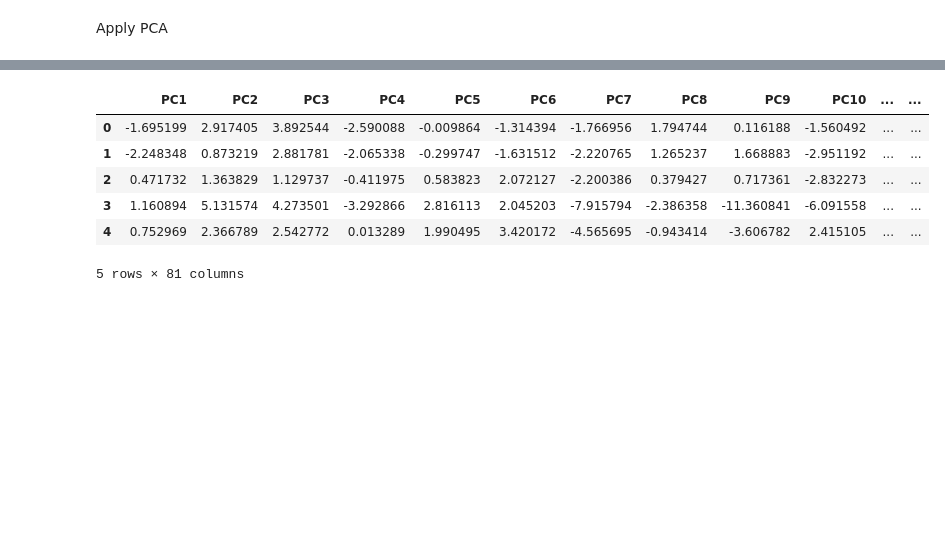
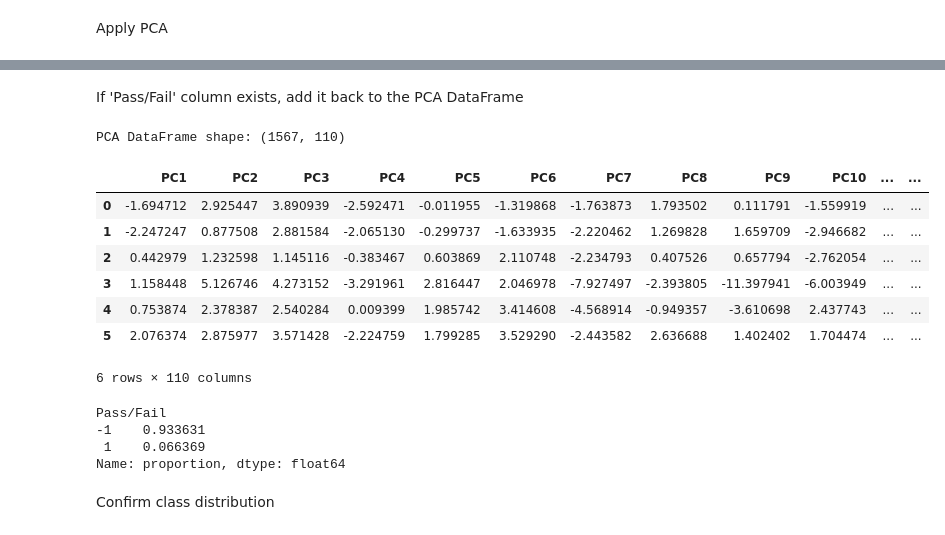
Before and after one commit to willit7384/SECOM-Process-Sensor-Analysis, a Jupyter notebook: notebooks/PCA-PHASE.ipynb, the cells around one changed output, grey strips where cells are left out. Cells and saved outputs as stored; diff of their text form; code cells hidden in the pictures; blank space fills up the shorter version.

```diff
--- a/notebooks/PCA-PHASE.ipynb
+++ b/notebooks/PCA-PHASE.ipynb
@@ -114,5 +163,12 @@ plt.show()
 # %%
-# Define pca_80 if not already defined
-if 'pca_80' not in locals():
-    pca_80 = PCA(n_components=80)
-    pca_80.fit(X_scaled)
+# Recommended: variance-based (change percentage here)
+variance_target = 0.85
+
+pca = PCA(n_components=variance_target)
+X_pca = pca.fit_transform(X_scaled)
+
+n_components_kept = pca.n_components_
+explained_total = pca.explained_variance_ratio_.sum()
+
+print(f"Kept {n_components_kept} components → {explained_total:.1%} variance")
+print(f"Shape of transformed data: {X_pca.shape}")
@@ -118,0 +180,8 @@ if 'pca_80' not in locals():
+# %%
+pc_columns = [f"PC{i+1}" for i in range(n_components_kept)]
+
+pca_df = pd.DataFrame(
+    X_pca,
+    columns=pc_columns,
+    index=numeric_df.index
+)
@@ -119,18 +221,29 @@ if 'pca_80' not in locals():
+# %% [markdown]
+If 'Pass/Fail' column exists, add it back to the PCA DataFrame
 # %%
-# Based on the plot, we decide to keep 80 components
-pcs = pca_80.fit_transform(X_scaled)
-pca_80_df = pd.DataFrame(pcs, columns=pc_cols, index=numeric_df.index)
-# If 'Pass/Fail' column exists, add it back to the PCA DataFrame
+# Bring back the target variable
 if 'Pass/Fail' in numeric_df.columns:
-    pca_80_df['Pass/Fail'] = numeric_df['Pass/Fail']
-# Save the PCA-transformed DataFrame to a CSV file
-pca_80_df.to_csv("secom_pca80.csv", index=True)
-pca_80_df.head()
+    pca_df['Pass/Fail'] = numeric_df['Pass/Fail']
+else:
+    print("Warning: 'Pass/Fail' not found in numeric_df")
+
+print("PCA DataFrame shape:", pca_df.shape)
+display(pca_df.head(6))   # use display() in Jupyter for nicer table
+
+print(pca_df['Pass/Fail'].value_counts(normalize=True))
 # %% [output]
+PCA DataFrame shape: (1567, 110)
 |  | PC1 | PC2 | PC3 | PC4 | PC5 | PC6 | PC7 | PC8 | PC9 | PC10 | ... | ... |
-| 0 | -1.695199 | 2.917405 | 3.892544 | -2.590088 | -0.009864 | -1.314394 | -1.766956 | 1.794744 | 0.116188 | -1.560492 | ... | ... |
-| 1 | -2.248348 | 0.873219 | 2.881781 | -2.065338 | -0.299747 | -1.631512 | -2.220765 | 1.265237 | 1.668883 | -2.951192 | ... | ... |
-| 2 | 0.471732 | 1.363829 | 1.129737 | -0.411975 | 0.583823 | 2.072127 | -2.200386 | 0.379427 | 0.717361 | -2.832273 | ... | ... |
-| 3 | 1.160894 | 5.131574 | 4.273501 | -3.292866 | 2.816113 | 2.045203 | -7.915794 | -2.386358 | -11.360841 | -6.091558 | ... | ... |
-| 4 | 0.752969 | 2.366789 | 2.542772 | 0.013289 | 1.990495 | 3.420172 | -4.565695 | -0.943414 | -3.606782 | 2.415105 | ... | ... |
+| 0 | -1.694712 | 2.925447 | 3.890939 | -2.592471 | -0.011955 | -1.319868 | -1.763873 | 1.793502 | 0.111791 | -1.559919 | ... | ... |
+| 1 | -2.247247 | 0.877508 | 2.881584 | -2.065130 | -0.299737 | -1.633935 | -2.220462 | 1.269828 | 1.659709 | -2.946682 | ... | ... |
+| 2 | 0.442979 | 1.232598 | 1.145116 | -0.383467 | 0.603869 | 2.110748 | -2.234793 | 0.407526 | 0.657794 | -2.762054 | ... | ... |
+| 3 | 1.158448 | 5.126746 | 4.273152 | -3.291961 | 2.816447 | 2.046978 | -7.927497 | -2.393805 | -11.397941 | -6.003949 | ... | ... |
+| 4 | 0.753874 | 2.378387 | 2.540284 | 0.009399 | 1.985742 | 3.414608 | -4.568914 | -0.949357 | -3.610698 | 2.437743 | ... | ... |
+| 5 | 2.076374 | 2.875977 | 3.571428 | -2.224759 | 1.799285 | 3.529290 | -2.443582 | 2.636688 | 1.402402 | 1.704474 | ... | ... |
-5 rows × 81 columns
+6 rows × 110 columns
+Pass/Fail
+-1    0.933631
+ 1    0.066369
+Name: proportion, dtype: float64
+# %% [markdown]
+Confirm class distribution
```
Also changed, not shown: parts of 41 cells of this notebook, 10 other files.
